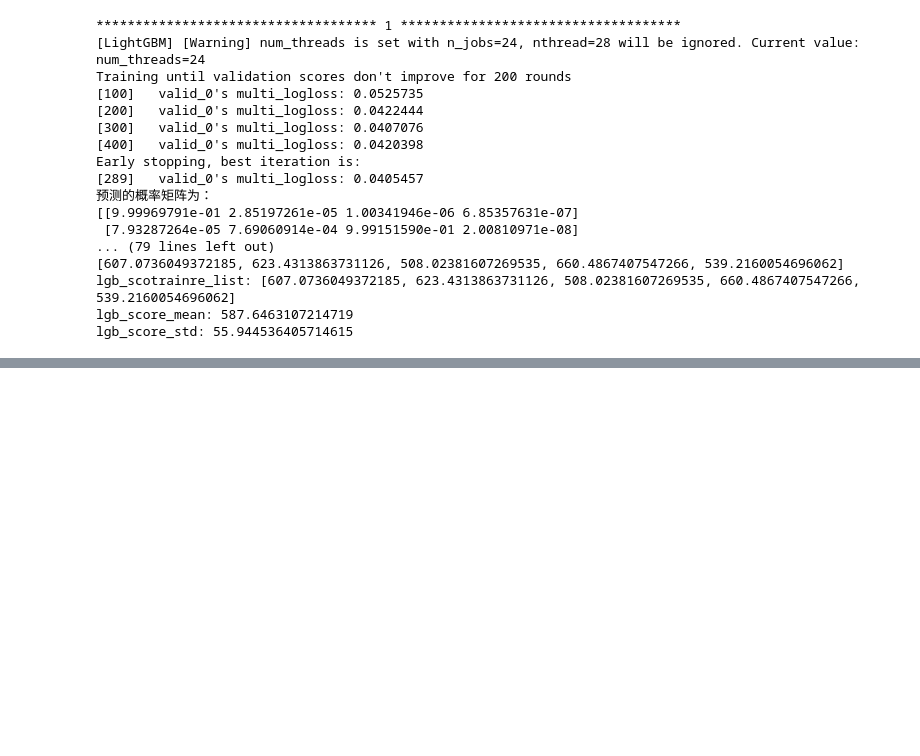
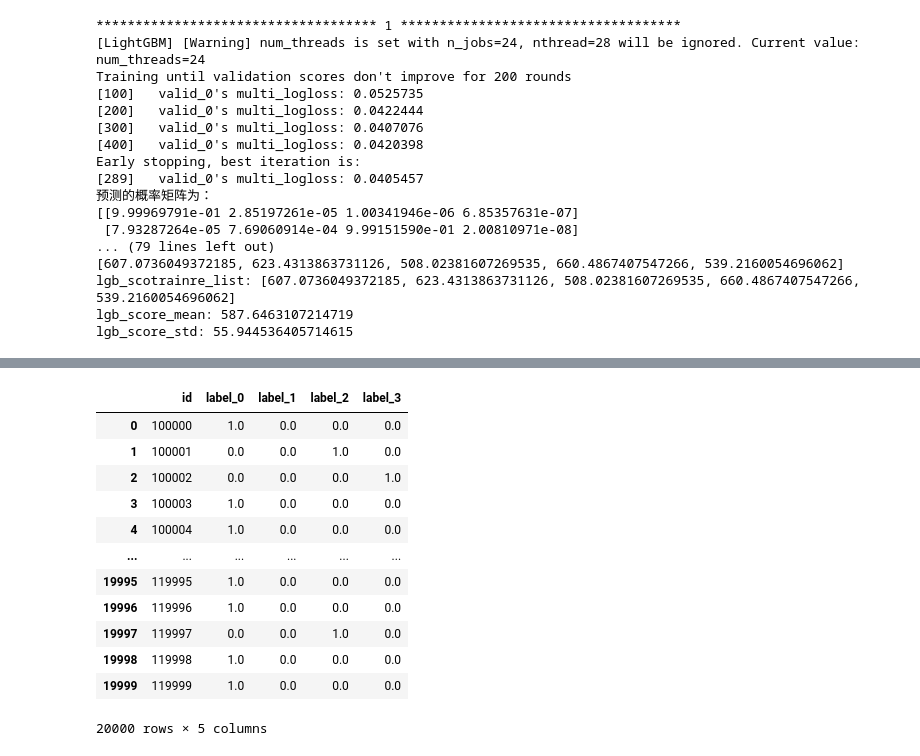
Before and after one commit to frankyangdev/aliyun-tianchi-datamining-heartbeatclassification, a Jupyter notebook: T1 - HeartbeatClassification.ipynb, the cells around one changed output, grey strips where cells are left out. Drawn from its saved outputs; the diff is of its cells as text; code cells hidden in the pictures; blank space fills up the shorter version.

```diff
--- a/T1 - HeartbeatClassification.ipynb
+++ b/T1 - HeartbeatClassification.ipynb
@@ -269,3 +269,5 @@ result['label_1']=temp[1]
 result['label_2']=temp[2]
 result['label_3']=temp[3]
 result.to_csv('submit.csv',index=False)
+# %%
+result_df = pd.read_csv('submit.csv')
@@ -271,0 +283,29 @@ result.to_csv('submit.csv',index=False)
+# %%
+#对提交的概率结果进行优化，设置
+#1:threshhold=0.95
+#2:threshhold=0.9
+#3:threshhold=0.85
+threshhold=0.85
+for index,row in result_df.iterrows():
+    row_max=max(list(row)[1:])
+    if row_max>threshhold:
+        for i in range(1,5):
+            if row[i]>threshhold:
+                result_df.iloc[index,i]=1
+            else:
+                result_df.iloc[index,i]=0
+result_df
+# %% [output]
+|  | id | label_0 | label_1 | label_2 | label_3 |
+| 0 | 100000 | 1.0 | 0.0 | 0.0 | 0.0 |
+| 1 | 100001 | 0.0 | 0.0 | 1.0 | 0.0 |
+| 2 | 100002 | 0.0 | 0.0 | 0.0 | 1.0 |
+| 3 | 100003 | 1.0 | 0.0 | 0.0 | 0.0 |
+| 4 | 100004 | 1.0 | 0.0 | 0.0 | 0.0 |
+| ... | ... | ... | ... | ... | ... |
+| 19995 | 119995 | 1.0 | 0.0 | 0.0 | 0.0 |
+| 19996 | 119996 | 1.0 | 0.0 | 0.0 | 0.0 |
+| 19997 | 119997 | 0.0 | 0.0 | 1.0 | 0.0 |
+| 19998 | 119998 | 1.0 | 0.0 | 0.0 | 0.0 |
+| 19999 | 119999 | 1.0 | 0.0 | 0.0 | 0.0 |
+20000 rows × 5 columns
```
Also changed, not shown: parts of 4 cells of this notebook.
